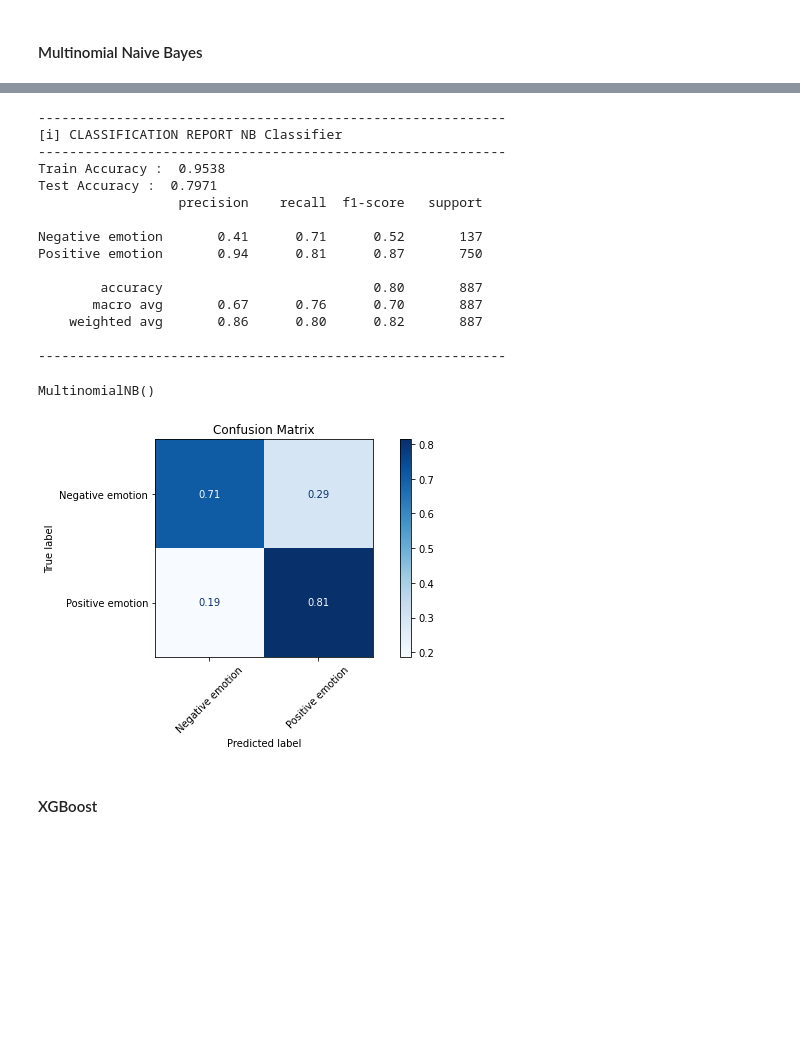
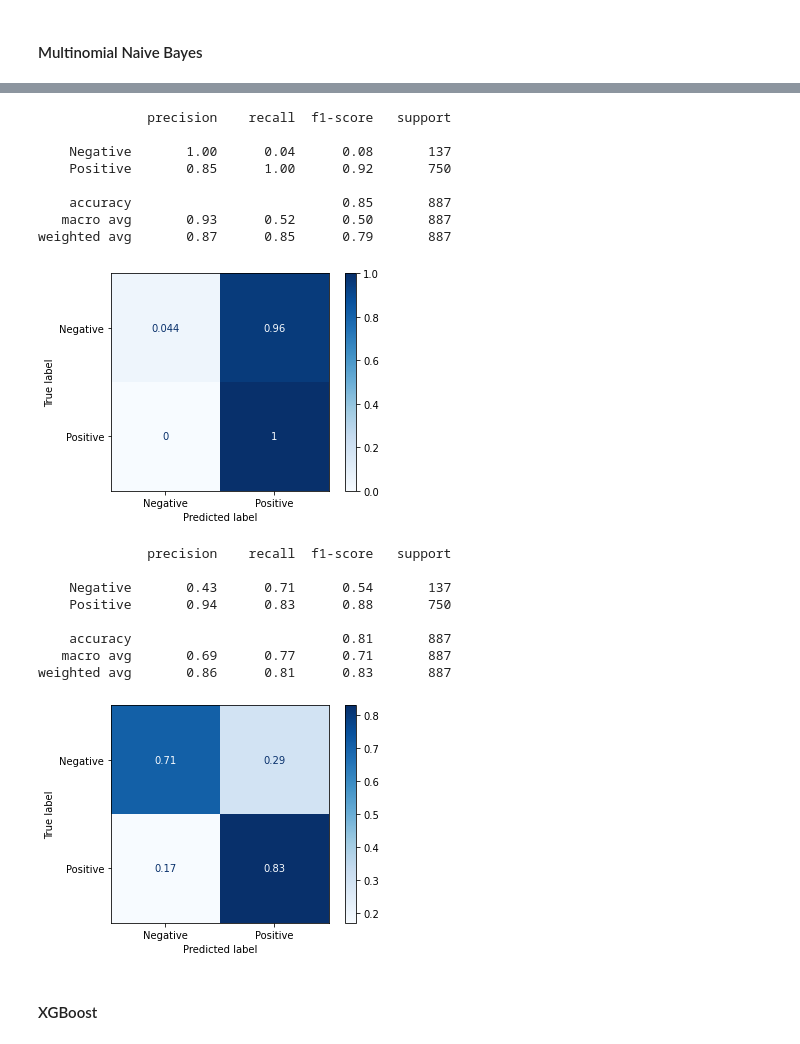
Before and after one commit to singsang2/dsc-mod-4-project-v2-1-onl01-dtsc-ft-070620, a Jupyter notebook: Tweet_sentiment_analysis.ipynb, the cells around one changed output, grey strips where cells are left out. Cells and saved outputs as stored; diff of their text form; code cells hidden in the pictures; blank space fills up the shorter version.

```diff
--- a/Tweet_sentiment_analysis.ipynb
+++ b/Tweet_sentiment_analysis.ipynb
@@ -514,6 +543,7 @@ _, report = evaluate_binary_model(label='RF_nltk_tfidf',
                                   model='RF',
                                   data=data,
                                   vectorizer=vectorizer)
+binary_model_report.append(report)
 # %% [output]
               precision    recall  f1-score   support
 
@@ -527,10 +557,10 @@ weighted avg       0.89      0.88      0.85       887
 # %%
-_, report = evaluate_binary_model(label='RF_nltk_tfidf',
+_, report = evaluate_binary_model(label='RF_nltk_tfidf_smote',
                                   model='RF',
                                   data=data,
                                   vectorizer=vectorizer,
                                   smote=True)
-report
+binary_model_report.append(report)
 # %% [output]
               precision    recall  f1-score   support
 
@@ -577,24 +576,35 @@ MultinomialNB()
-# %%
-run_model(name='NB',
-          data={'X_train': X_train_vect_smote, 'X_test': X_test_vect,
-                "y_train": y_train_smote, 'y_test': y_test})
-# %% [output]
-------------------------------------------------------------
-[i] CLASSIFICATION REPORT NB Classifier
-------------------------------------------------------------
-Train Accuracy :  0.9538
-Test Accuracy :  0.7971
-                  precision    recall  f1-score   support
-
-Negative emotion       0.41      0.71      0.52       137
-Positive emotion       0.94      0.81      0.87       750
-
-        accuracy                           0.80       887
-       macro avg       0.67      0.76      0.70       887
-    weighted avg       0.86      0.80      0.82       887
-
-------------------------------------------------------------
-MultinomialNB()
-[figure, removed]
+# %%
+_, report = evaluate_binary_model(label='NB_nltk_tfidf',
+                                  model='NB',
+                                  data=data,
+                                  vectorizer=vectorizer,)
+binary_model_report.append(report)
+# %% [output]
+              precision    recall  f1-score   support
+
+    Negative       1.00      0.04      0.08       137
+    Positive       0.85      1.00      0.92       750
+
+    accuracy                           0.85       887
+   macro avg       0.93      0.52      0.50       887
+weighted avg       0.87      0.85      0.79       887
+[figure, added]
+# %%
+_, report = evaluate_binary_model(label='NB_nltk_tfidf_smote',
+                                  model='NB',
+                                  data=data,
+                                  vectorizer=vectorizer,
+                                  smote=True)
+binary_model_report.append(report)
+# %% [output]
+              precision    recall  f1-score   support
+
+    Negative       0.43      0.71      0.54       137
+    Positive       0.94      0.83      0.88       750
+
+    accuracy                           0.81       887
+   macro avg       0.69      0.77      0.71       887
+weighted avg       0.86      0.81      0.83       887
+[figure, added]
 # %% [markdown]
 #### XGBoost
```
Also changed, not shown: parts of 66 cells of this notebook, 9 other files.
